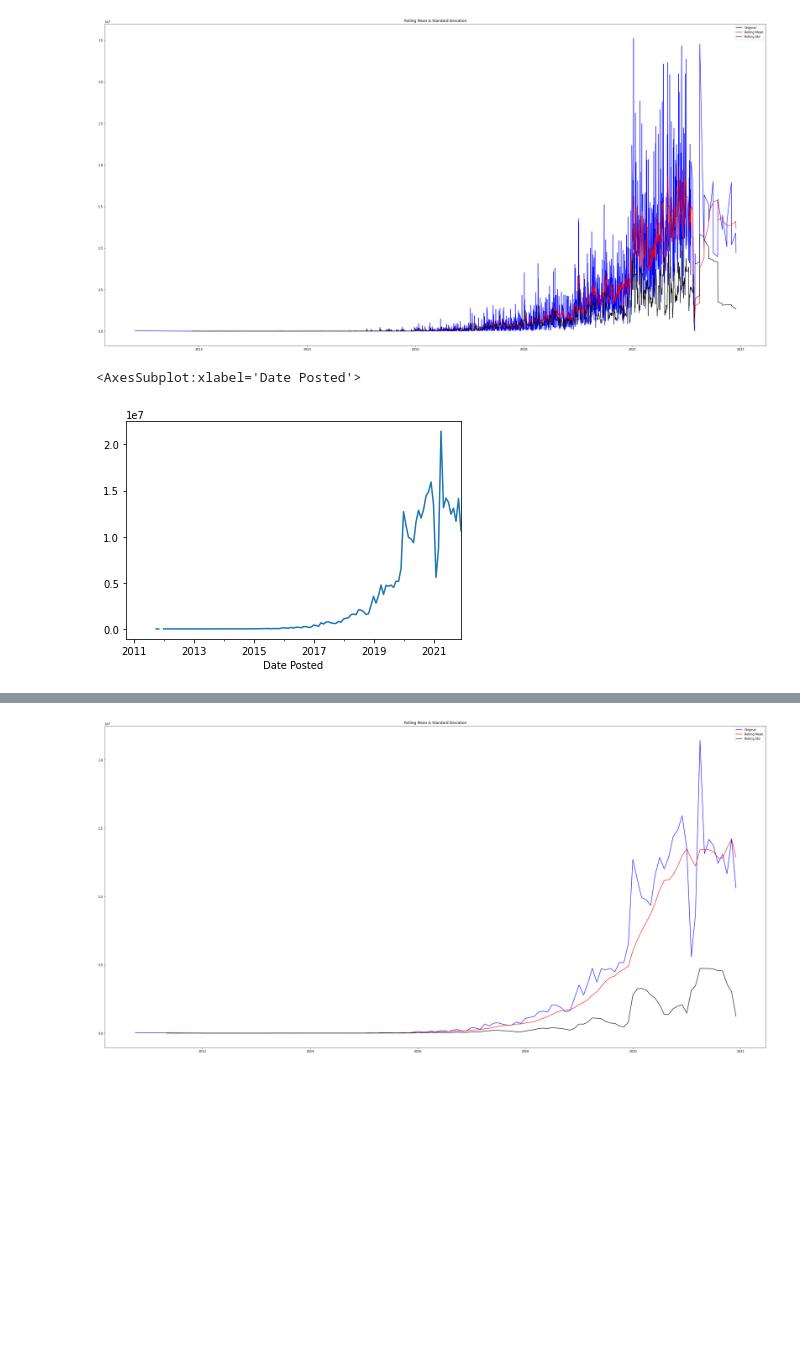
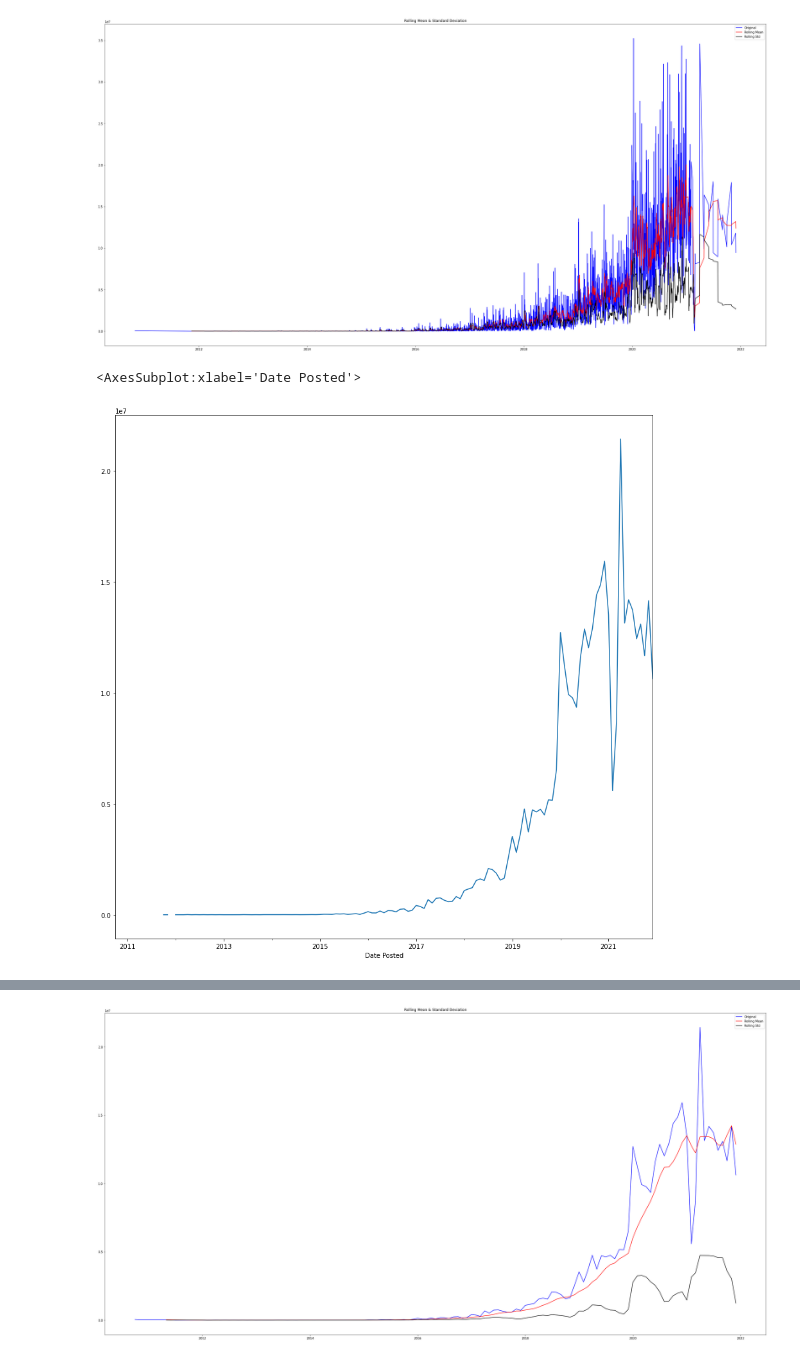
Before and after one commit to mattiedg/Phase-4-Project, a Jupyter notebook: Workbooks/EDA.ipynb, the cells around one changed output, grey strips where cells are left out. Saved outputs shown, nothing was run; the diff lists cells and outputs as text; code cells hidden in the pictures; blank space fills up the shorter version.

```diff
--- a/Workbooks/EDA.ipynb
+++ b/Workbooks/EDA.ipynb
@@ -58,7 +58,7 @@ plt.show(block=False)
 df_monthly = df2.resample('MS')
 monthly_mean = df_monthly.mean()
 # %%
-monthly_mean['Likes'].plot()
+monthly_mean['Likes'].plot(figsize = (15,15))
 # %% [output]
 <AxesSubplot:xlabel='Date Posted'>
-[figure, old version]
+[figure, new version]
```
Also changed, not shown: parts of 3 cells of this notebook, 2 other files.
